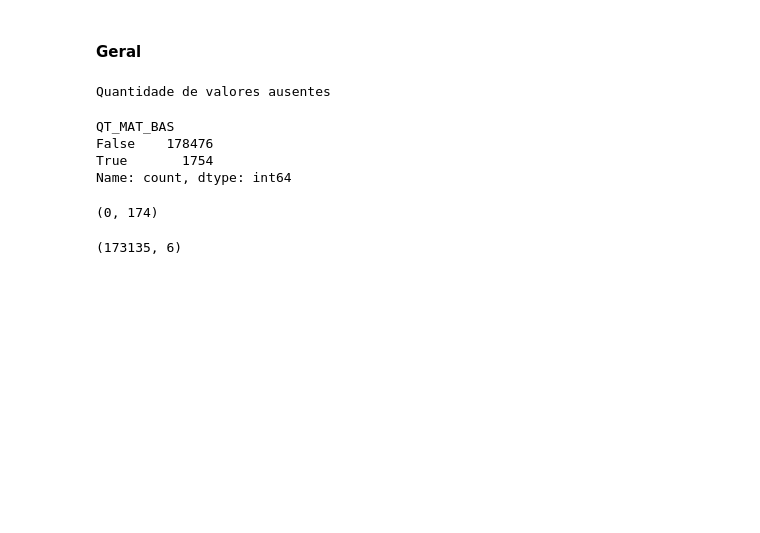
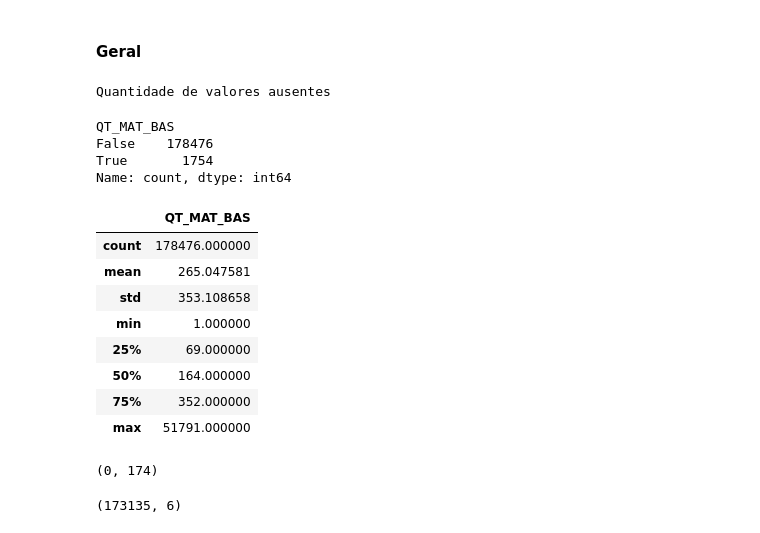
Before and after one commit to CinthiaNagahama/DCD_Rendimento_Escolar, a Jupyter notebook: explore.ipynb, the cells around one changed output. Saved outputs shown, nothing was run; the diff lists cells and outputs as text; code cells hidden in the pictures; blank space fills up the shorter version.

```diff
--- a/explore.ipynb
+++ b/explore.ipynb
@@ -579,6 +579,18 @@ QT_MAT_BAS
 False    178476
 True       1754
 Name: count, dtype: int64
+# %%
+df[['QT_MAT_BAS']].describe()
+# %% [output]
+|  | QT_MAT_BAS |
+| count | 178476.000000 |
+| mean | 265.047581 |
+| std | 353.108658 |
+| min | 1.000000 |
+| 25% | 69.000000 |
+| 50% | 164.000000 |
+| 75% | 352.000000 |
+| max | 51791.000000 |
 # %%
 df[df['QT_MAT_BAS'] == 0].shape
 # %% [output]
```
Also changed, not shown: parts of 18 cells of this notebook.
